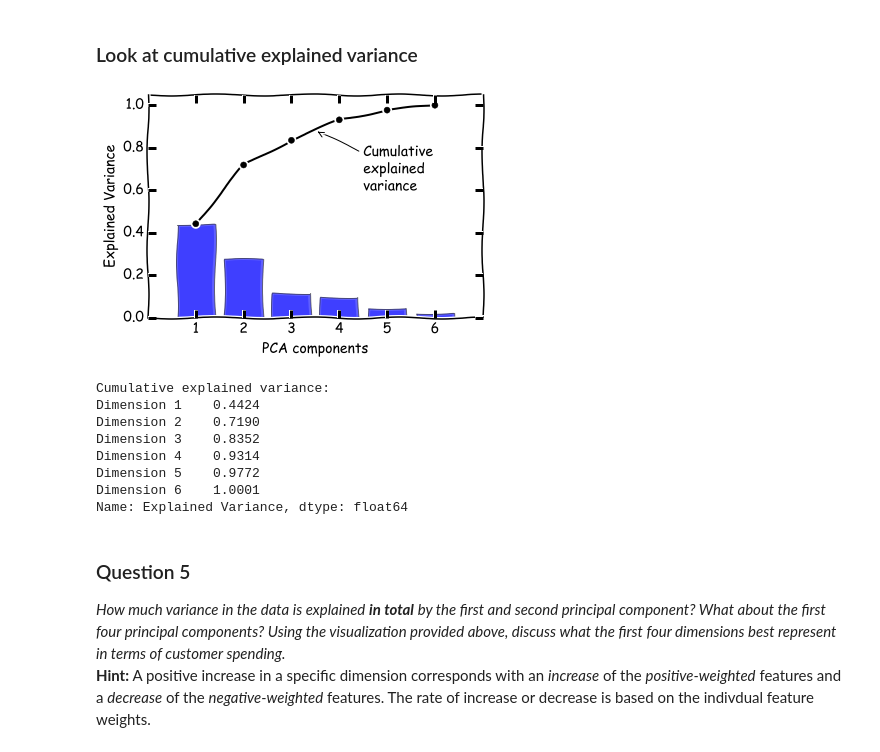
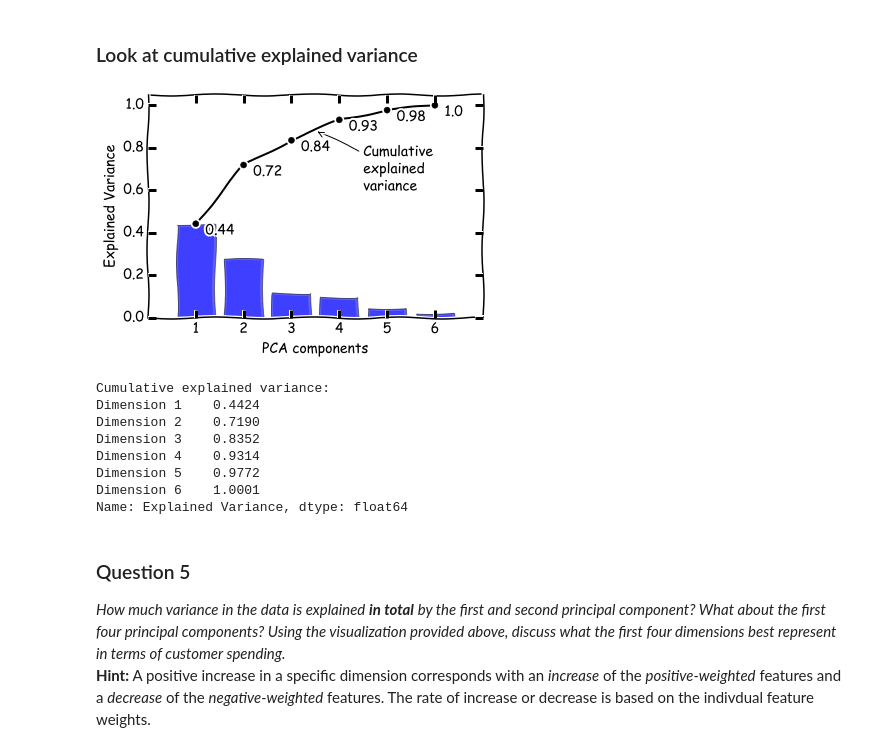
Before and after one commit to kcbighuge/p3-customer-segments, a Jupyter notebook: customer_segments_NEW.ipynb, the cells around one changed output. Drawn from its saved outputs; the diff is of its cells as text; code cells hidden in the pictures.

Commit message:
annotate cumulative explained variance

```diff
--- a/customer_segments_NEW.ipynb
+++ b/customer_segments_NEW.ipynb
@@ -370,28 +370,30 @@ pca_results = rs.pca_results(good_data, pca)
 # %%
 # recover notebook inline defaults
 mpl.rcParams.update(inline_rc)
 
 with plt.xkcd():
     # plot the variances
     x = np.arange(1,7)
 
     # plot the cumulative variance
     plt.plot(x, np.cumsum(pca.explained_variance_ratio_), '-o', color='black')
 
     # plot the components' variance
     plt.bar(x, pca.explained_variance_ratio_, align='center', alpha=0.5)
     plt.ylim(0, 1.05)
     plt.annotate('Cumulative\nexplained\nvariance',
                  xy=(3.5, .88), arrowprops=dict(arrowstyle='->'), xytext=(4.5, .6))
+    for i,j in zip(x, np.cumsum(pca.explained_variance_ratio_)):
+        plt.annotate(str(j.round(2)),xy=(i+.2,j-.05))
     plt.xticks(range(1,7))
     plt.xlabel('PCA components')
     plt.ylabel('Explained Variance')
     plt.show()
 
 print "Cumulative explained variance:"
 print pca_results['Explained Variance'].cumsum()
 # %% [output]
-[figure, old version]
+[figure, new version]
 Cumulative explained variance:
 Dimension 1    0.4424
 Dimension 2    0.7190
```
Also changed, not shown: parts of 2 cells of this notebook.
